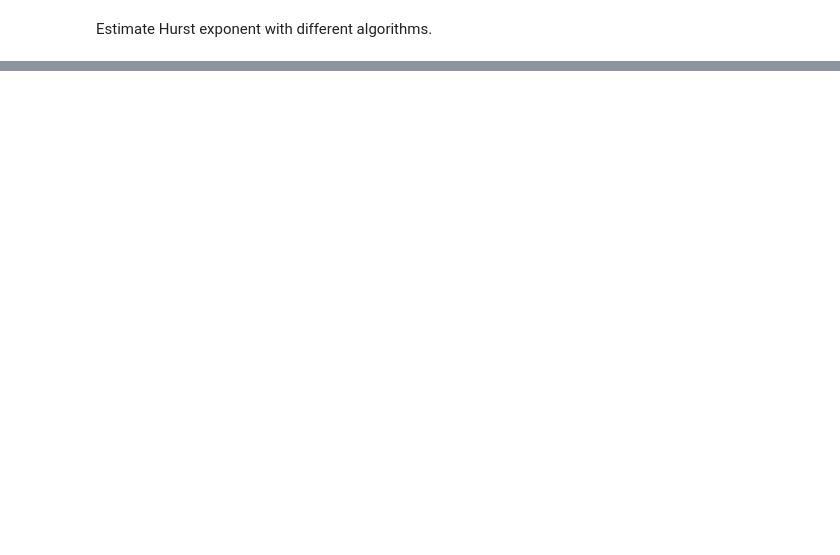
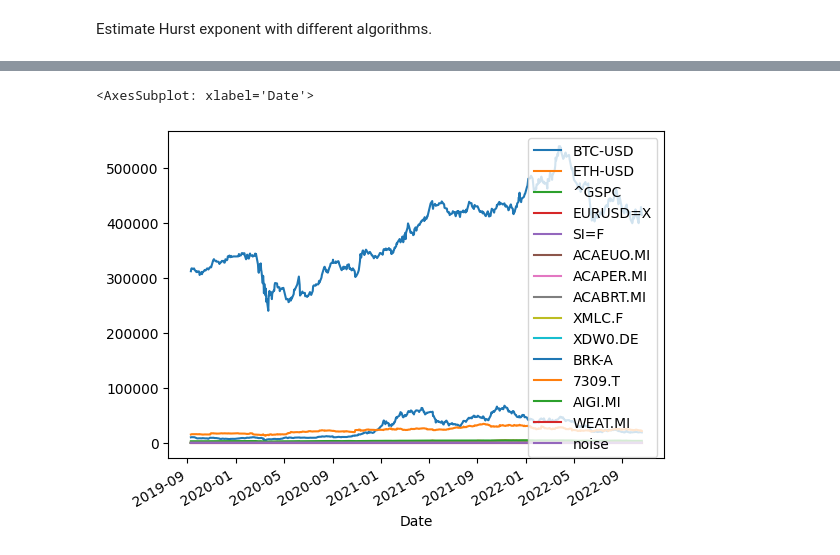
Before and after one commit to fedeb95/market-analysis, a Jupyter notebook: Hurst exponent.ipynb, the cells around one changed output, grey strips where cells are left out. Drawn from its saved outputs; the diff is of its cells as text; code cells hidden in the pictures; blank space fills up the shorter version.

```diff
--- a/Hurst exponent.ipynb
+++ b/Hurst exponent.ipynb
@@ -30 +36,10 @@ Estimate Hurst exponent with different algorithms.
+# %%
+data['noise'] = np.random.random(len(data))
+data['noise'] = data['noise'] - 0.5
+asset.append('noise')
+data = data.dropna()
+data.plot()
+# %% [output]
+<AxesSubplot: xlabel='Date'>
+[figure, added]
 # %%
```
Also changed, not shown: parts of 15 cells of this notebook, 1 other file.
